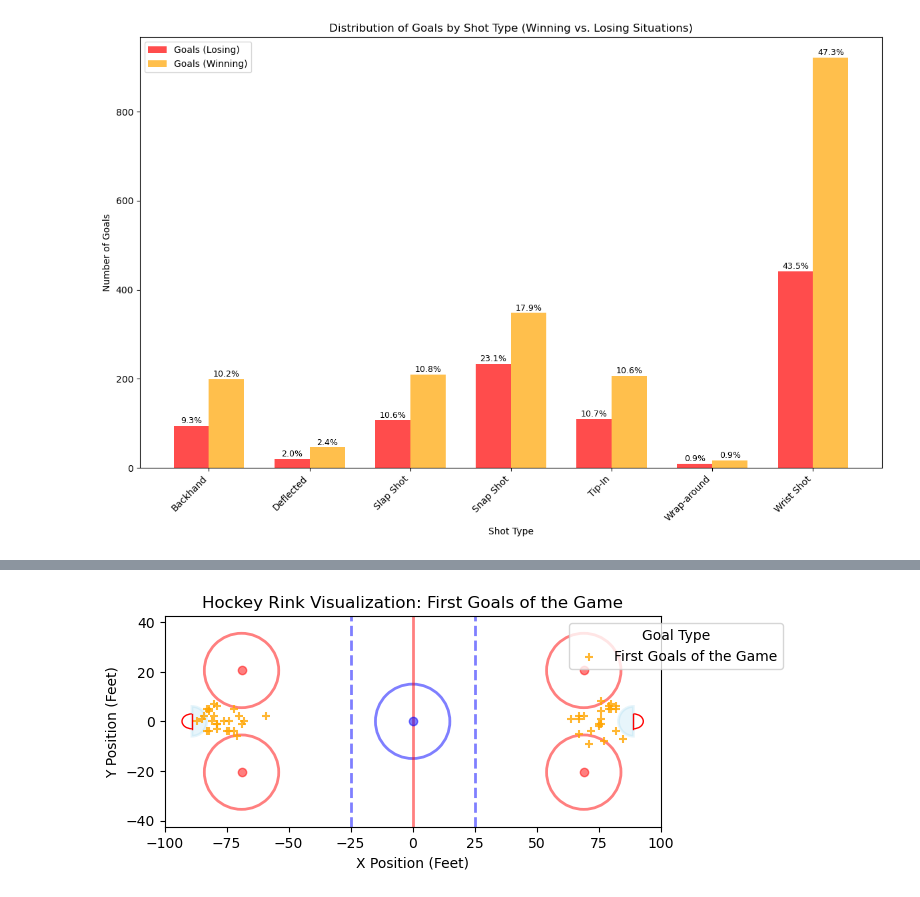
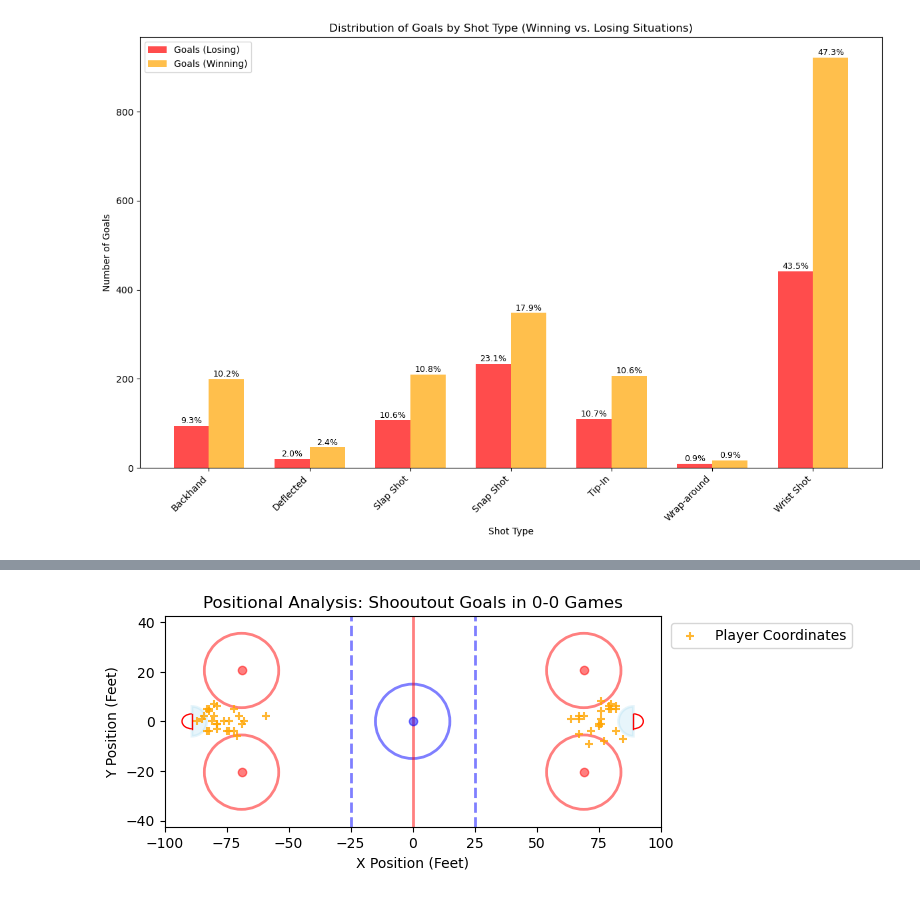
Before and after one commit to mattzirp/pucks_to_the_net, a Jupyter notebook: notebooks/game-situations.ipynb, the cells around one changed output, grey strips where cells are left out. Saved outputs shown, nothing was run; the diff lists cells and outputs as text; code cells hidden in the pictures.

```diff
--- a/notebooks/game-situations.ipynb
+++ b/notebooks/game-situations.ipynb
@@ -439,27 +452,27 @@ plt.show()
 # %%
-# Filter for goals when no goals have been scored yet
+# Filter for shootout goals when no goals have been scored yet
 goals_no_goals_against = game_plays[
     (game_plays['event'] == 'Goal') &
     (game_plays['goals_home'] == 0) &
     (game_plays['goals_away'] == 0)
 ]
 
 # Set up the plot
 ax = plt.gca()
 
 # Draw the rink at current axes using the custom function
 draw_rink(ax)
 
 # Scatter plot for goals when no goals have been scored
 ax.scatter(goals_no_goals_against['x'],
            goals_no_goals_against['y'],
-           color='orange', marker='+', s=40, label='First Goals of the Game', alpha=0.8)
+           color='orange', marker='+', s=40, label='Player Coordinates', alpha=0.8)
 
 # Labels and legend
-plt.title("Hockey Rink Visualization: First Goals of the Game")
+plt.title("Positional Analysis: Shooutout Goals in 0-0 Games")
 plt.xlabel("X Position (Feet)")
 plt.ylabel("Y Position (Feet)")
-plt.legend(title='Goal Type', loc='upper right', bbox_to_anchor=(1.26, 1))
+plt.legend(title='', loc='upper right', bbox_to_anchor=(1.4, 1))
 plt.show()
 # %% [output]
-[figure, old version]
+[figure, new version]
```
Also changed, not shown: parts of 27 cells of this notebook.
